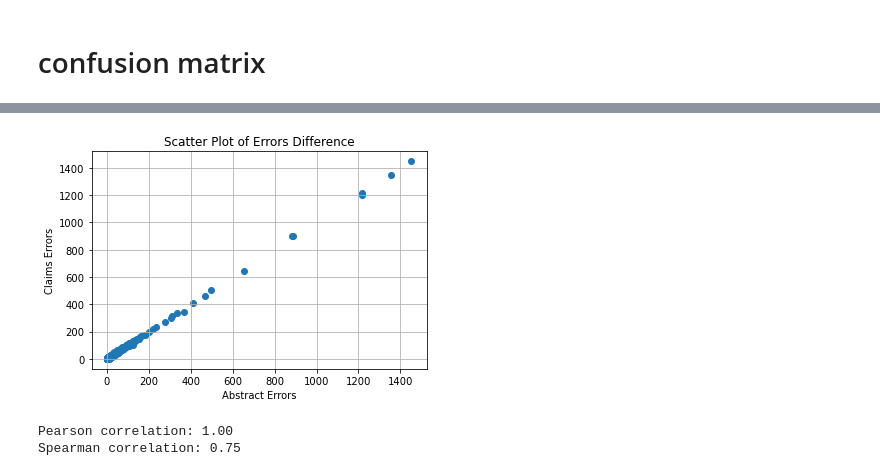
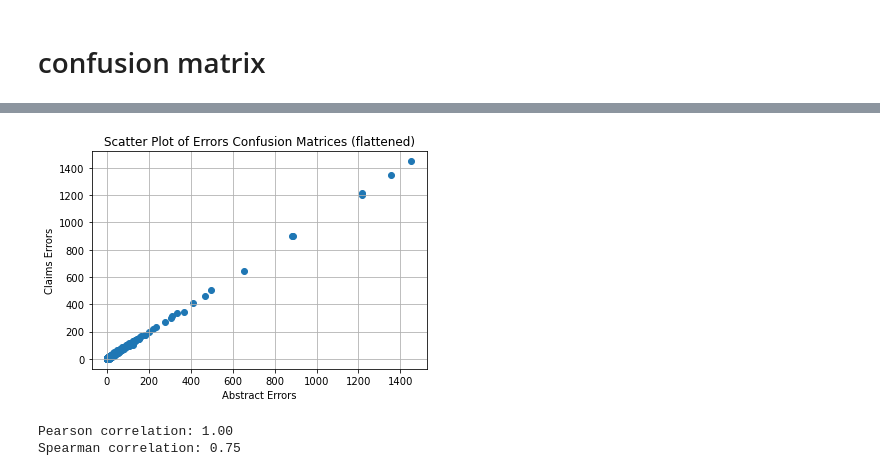
Before and after one commit to ZoeYou/PatentEval, a Jupyter notebook: ipc_cls/visualize_error.ipynb, the cells around one changed output, grey strips where cells are left out. Cells and saved outputs as stored; diff of their text form; code cells hidden in the pictures.

Commit message:
update plot

```diff
--- a/ipc_cls/visualize_error.ipynb
+++ b/ipc_cls/visualize_error.ipynb
@@ -166,23 +164,23 @@ error_difference = cm1 - cm2
 # %%
 import matplotlib.pyplot as plt
 import seaborn as sns
 
 # # Visualizing the error difference matrix using a heatmap
 # plt.figure(figsize=(15, 12))
 # sns.heatmap(error_difference, annot=True, fmt='d', cmap='coolwarm')
 # plt.title('Error Difference Heatmap')
 # plt.show()
 
 # Scatter plot of the errors made by the classifiers for different classes
 plt.scatter(cm1.flatten(), cm2.flatten())
 plt.xlabel('Abstract Errors')
 plt.ylabel('Claims Errors')
-plt.title('Scatter Plot of Errors Difference')
+plt.title('Scatter Plot of Errors Confusion Matrices (flattened)')
 plt.grid(True)
 # plt.show()
 plt.savefig('./evaluation/error_difference.png')
 # %% [output]
-[figure, old version]
+[figure, new version]
 # %%
 from scipy.stats import pearsonr, spearmanr
 
```
Also changed, not shown: parts of 1 cell of this notebook.
